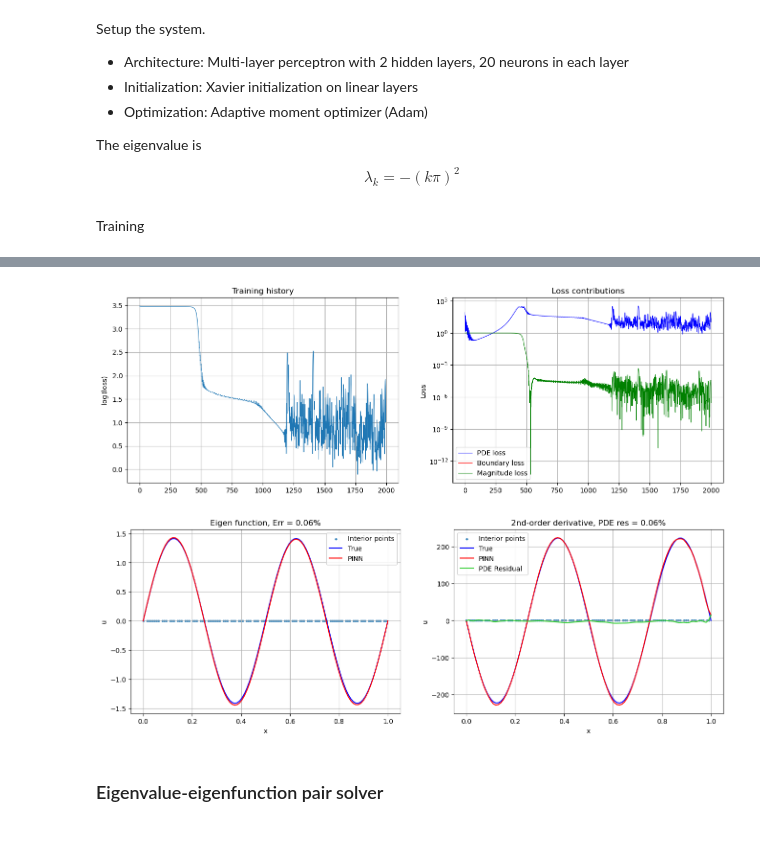
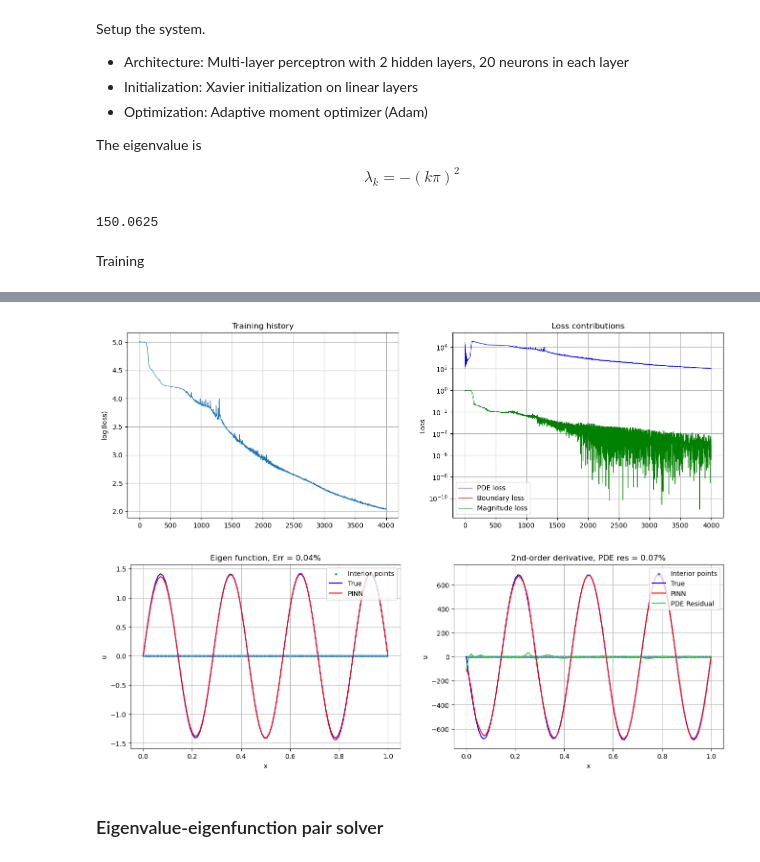
Before and after one commit to GentleMin/PyCrete, a Jupyter notebook: eigenpinns.ipynb, the cells around one changed output, grey strips where cells are left out. Cells and saved outputs as stored; diff of their text form; code cells hidden in the pictures.

```diff
--- a/eigenpinns.ipynb
+++ b/eigenpinns.ipynb
@@ -56,7 +60,7 @@ $$
 
 where $D$ denotes the dataset of interior points. Here all of the misfits and regularizations are measured in $L^2$ norm, but this can well be adjusted (although I am not sure whether auto-differentiation can work properly on non-differentiable norms, such as $L^1$)
 # %%
-class Eigen_Standing_Wave_1D(pinn_eigen.EigenFuncNN1D):
+class Eigenfunction_Standing_Wave_1D(pinn_eigen.EigenFuncNN1D):
 
     def __init__(self, forward_approx, *args, **kwargs):
         super().__init__(*args, **kwargs)
@@ -87,36 +91,44 @@ The eigenvalue is
 $$
 \lambda_k = -(k\pi)^2
 $$
+# %%
+(7/2)**4
+# %% [output]
+150.0625
 # %%
 torch.manual_seed(42)
 
-nn_approx = pinn_core.uniform_MLP(in_dim=1, out_dim=1, neurons=20, n_hidden_layers=2)
+nn_approx = pinn_core.uniform_MLP(in_dim=1, out_dim=1, neurons=50, n_hidden_layers=2)
 nn_approx.apply(pinn_core.linear_init_xavier)
 
-k_true = 4.
+k_true = 7.
 eigval_true = -(k_true*np.pi)**2
 
-eigen_nn = Eigen_Standing_Wave_1D(nn_approx, eigval_true, x_range=torch.tensor([[0, 1]]), bc_weight=0, mag_weight=3e+3)
-optim_adam = torch.optim.Adam(nn_approx.parameters(), lr=2.e-3, weight_decay=3e-5)
+eigen_nn = Eigenfunction_Standing_Wave_1D(nn_approx, eigval_true, x_range=torch.tensor([[0, 1]]), n_int=200, bc_weight=0, mag_weight=1e+5)
+optimizer = torch.optim.Adam(nn_approx.parameters(), lr=3.e-3, weight_decay=0.e-5)
 # %% [markdown]
 Training
 # %%
-n_epochs = 2000
+n_epochs = 4000
 verbose_epochs = 200
 train_log = list()
 pde_log = list()
 bc_log = list()
 mag_log = list()
-for epoch in range(n_epochs):
-    optim_adam.zero_grad()
+
+def closure():
+    optimizer.zero_grad()
     loss = eigen_nn.compute_loss()
     loss[0].backward()
-    optim_adam.step()
     train_log.append(loss[0].detach().item())
     pde_log.append(loss[1].detach().item())
     bc_log.append(loss[2].detach().item())
     mag_log.append(loss[3].detach().item())
+
+for epoch in range(n_epochs):
+    optimizer.step(closure=closure)
     if (epoch + 1)%verbose_epochs == 0:
+        eigen_nn.mag_weight *= 0.98
         print("--------------- Epoch {:d} ---------------".format(epoch + 1))
         print("Average training loss = {:f}".format(np.array(train_log[-verbose_epochs:]).mean()))
 
@@ -163,4 +172,4 @@ Average training loss = 0.893813
-[figure, old version]
+[figure, new version]
 # %%
 # Forward evaluation
 x_array = torch.atleast_2d(torch.linspace(0, 1, 100)).T
@@ -179,7 +188,7 @@ pde_res = torch.sum((d2u_dx2_pred - eigval_true*u_pred)**2)/torch.sum(d2u_dx2_pr
 fig, axes = plt.subplots(nrows=1, ncols=2, figsize=(16, 5))
 
 ax = axes[0]
-ax.scatter(eigen_nn.train_pt_int.detach().numpy(), np.zeros(100), 5, label="Interior points")
+ax.scatter(eigen_nn.train_pt_int.detach().numpy(), np.zeros(200), 5, label="Interior points")
 ax.plot(x_array.detach().numpy(), sign*np.sqrt(2)*np.sin(k_true*np.pi*np.linspace(0, 1, num=100)), 'b-', label="True")
 ax.plot(x_array.detach().numpy(), u_pred.detach().numpy(), 'r-', label="PINN")
 ax.grid(which="both")
@@ -189,7 +198,7 @@ ax.legend()
 ax.set_title("Eigen function, Err = {:.2%}".format(rel_err.detach().numpy().item()))
 
 ax = axes[1]
-ax.scatter(eigen_nn.train_pt_int.detach().numpy(), np.zeros(100), 5, label="Interior points")
+ax.scatter(eigen_nn.train_pt_int.detach().numpy(), np.zeros(200), 5, label="Interior points")
 ax.plot(x_array.detach().numpy(), sign*np.sqrt(2)*eigval_true*np.sin(k_true*np.pi*np.linspace(0, 1, num=100)), 'b-', label="True")
 ax.plot(x_array.detach().numpy(), d2u_dx2_pred.detach().numpy(), 'r-', label="PINN")
 ax.plot(x_array.detach().numpy(), d2u_dx2_pred.detach().numpy() - eigval_true*u_pred.detach().numpy(), '-', color="limegreen", label="PDE Residual")
@@ -201,7 +210,7 @@ ax.set_title("2nd-order derivative, PDE res = {:.2%}".format(pde_res.detach().nu
 
 plt.show()
 # %% [output]
-[figure, old version]
+[figure, new version]
 # %% [markdown]
 ### Eigenvalue-eigenfunction pair solver
 # %%
```
Also changed, not shown: parts of 14 cells of this notebook, 1 other file.
